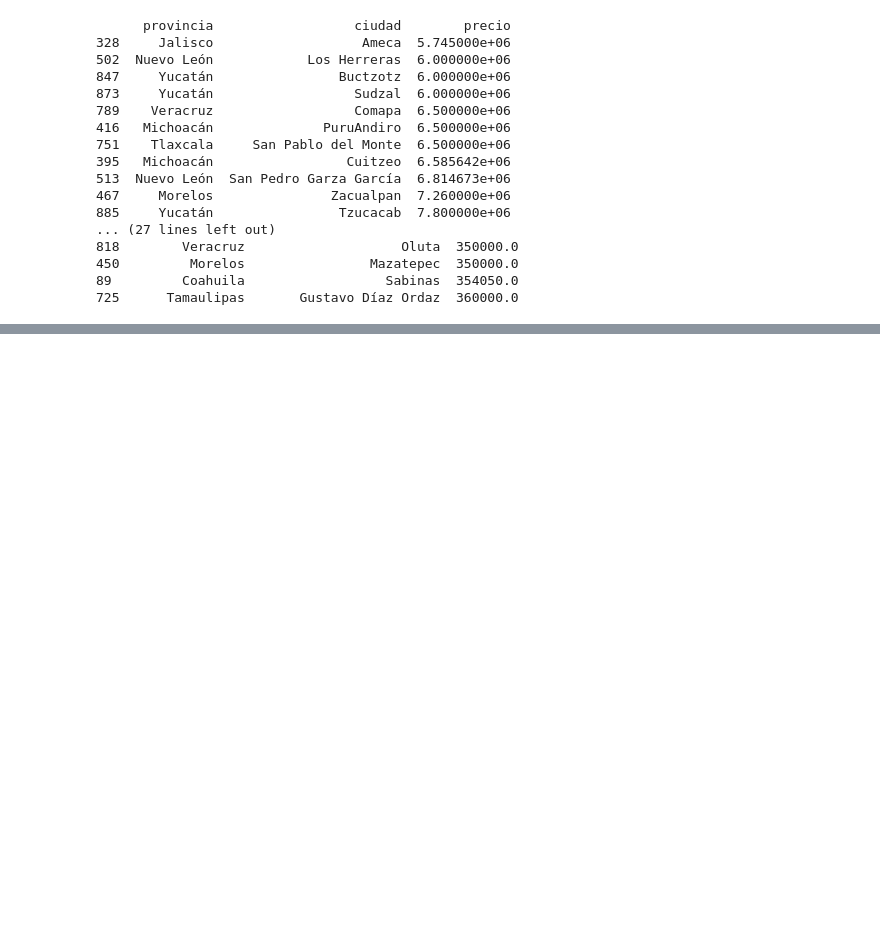
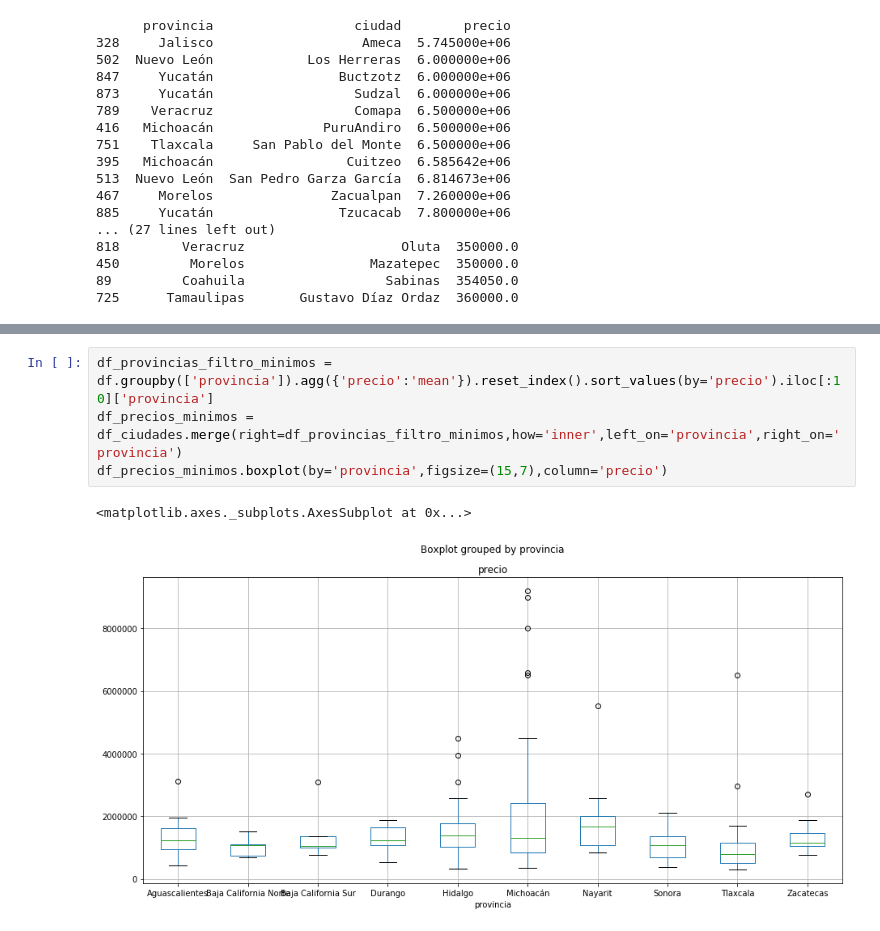
Before and after one commit to lautarofritz/TP1-Orga-de-Datos, a Jupyter notebook: TP1 Orga de Datos.ipynb, the cells around one changed output, grey strips where cells are left out. Cells and saved outputs as stored; diff of their text form; blank space fills up the shorter version.

```diff
--- a/TP1 Orga de Datos.ipynb
+++ b/TP1 Orga de Datos.ipynb
@@ -464,0 +481,7 @@ print(ciudades_mas_baratas)
+# %%
+df_provincias_filtro_minimos = df.groupby(['provincia']).agg({'precio':'mean'}).reset_index().sort_values(by='precio').iloc[:10]['provincia']
+df_precios_minimos = df_ciudades.merge(right=df_provincias_filtro_minimos,how='inner',left_on='provincia',right_on='provincia')
+df_precios_minimos.boxplot(by='provincia',figsize=(15,7),column='precio')
+# %% [output]
+<matplotlib.axes._subplots.AxesSubplot at 0x...>
+[figure, added]
```
Also changed, not shown: parts of 4 cells of this notebook.
